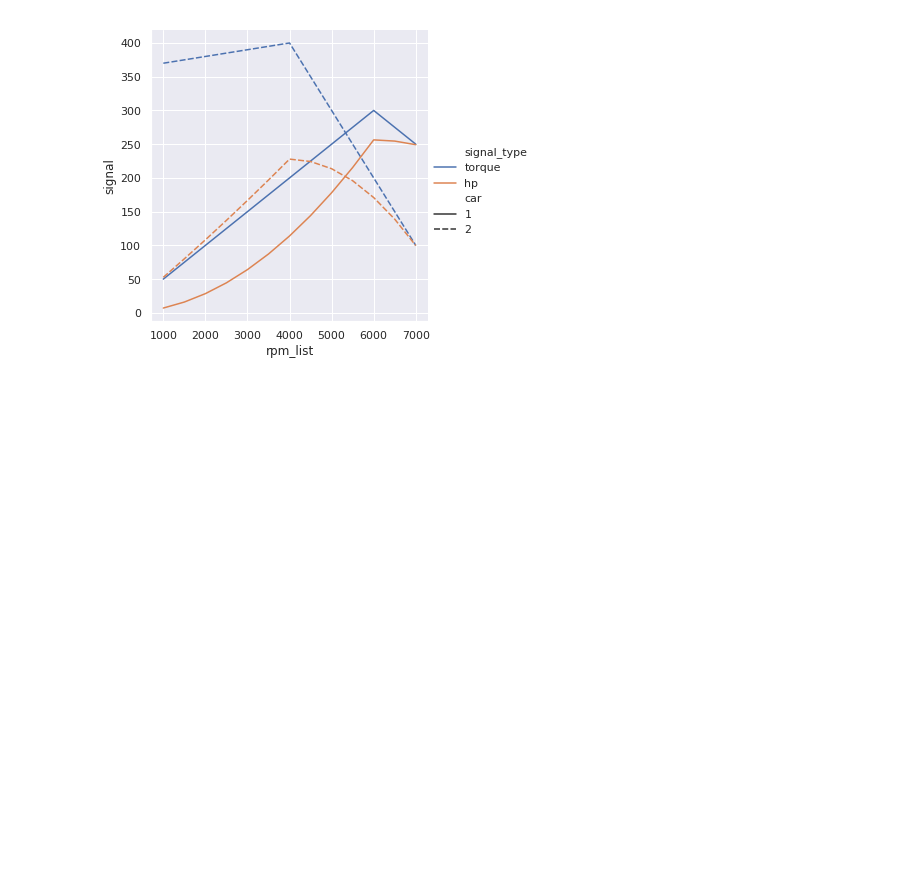
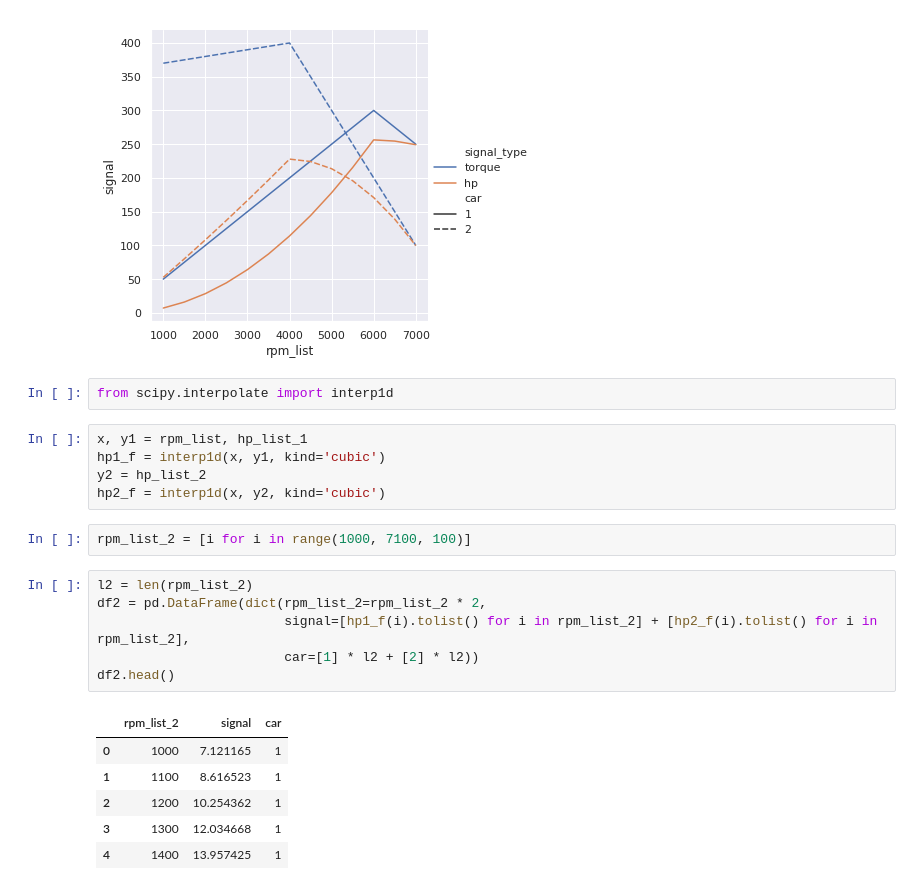
Before and after one commit to artvopilov/spencer, a Jupyter notebook: src/torque_and_horsepowers.ipynb, the cells around one changed output. Saved outputs shown, nothing was run; the diff lists cells and outputs as text; blank space fills up the shorter version.

```diff
--- a/src/torque_and_horsepowers.ipynb
+++ b/src/torque_and_horsepowers.ipynb
@@ -44,3 +55,25 @@ df.head()
 sns.relplot(x="rpm_list", y="signal", hue="signal_type", style="car", kind="line", data=df);
 # %% [output]
 [figure]
+# %%
+from scipy.interpolate import interp1d
+# %%
+x, y1 = rpm_list, hp_list_1
+hp1_f = interp1d(x, y1, kind='cubic')
+y2 = hp_list_2
+hp2_f = interp1d(x, y2, kind='cubic')
+# %%
+rpm_list_2 = [i for i in range(1000, 7100, 100)]
+# %%
+l2 = len(rpm_list_2)
+df2 = pd.DataFrame(dict(rpm_list_2=rpm_list_2 * 2,
+                        signal=[hp1_f(i).tolist() for i in rpm_list_2] + [hp2_f(i).tolist() for i in rpm_list_2],
+                        car=[1] * l2 + [2] * l2))
+df2.head()
+# %% [output]
+|  | rpm_list_2 | signal | car |
+| 0 | 1000 | 7.121165 | 1 |
+| 1 | 1100 | 8.616523 | 1 |
+| 2 | 1200 | 10.254362 | 1 |
+| 3 | 1300 | 12.034668 | 1 |
+| 4 | 1400 | 13.957425 | 1 |
```
Also changed, not shown: parts of 5 cells of this notebook.
